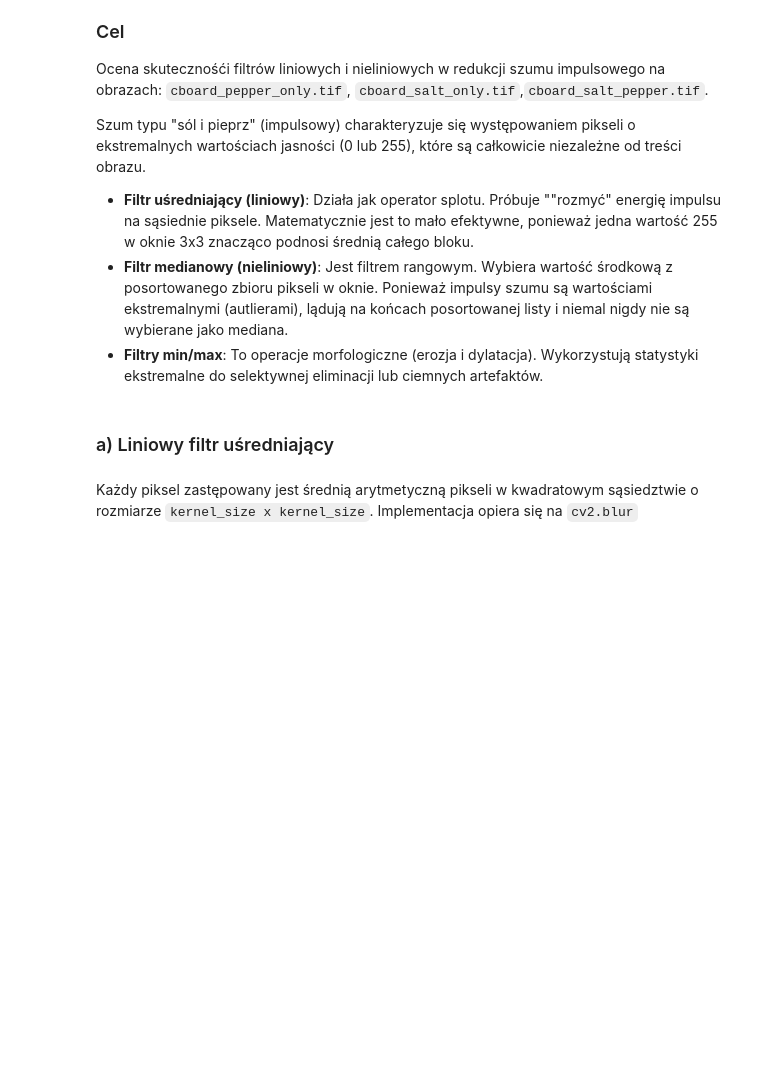
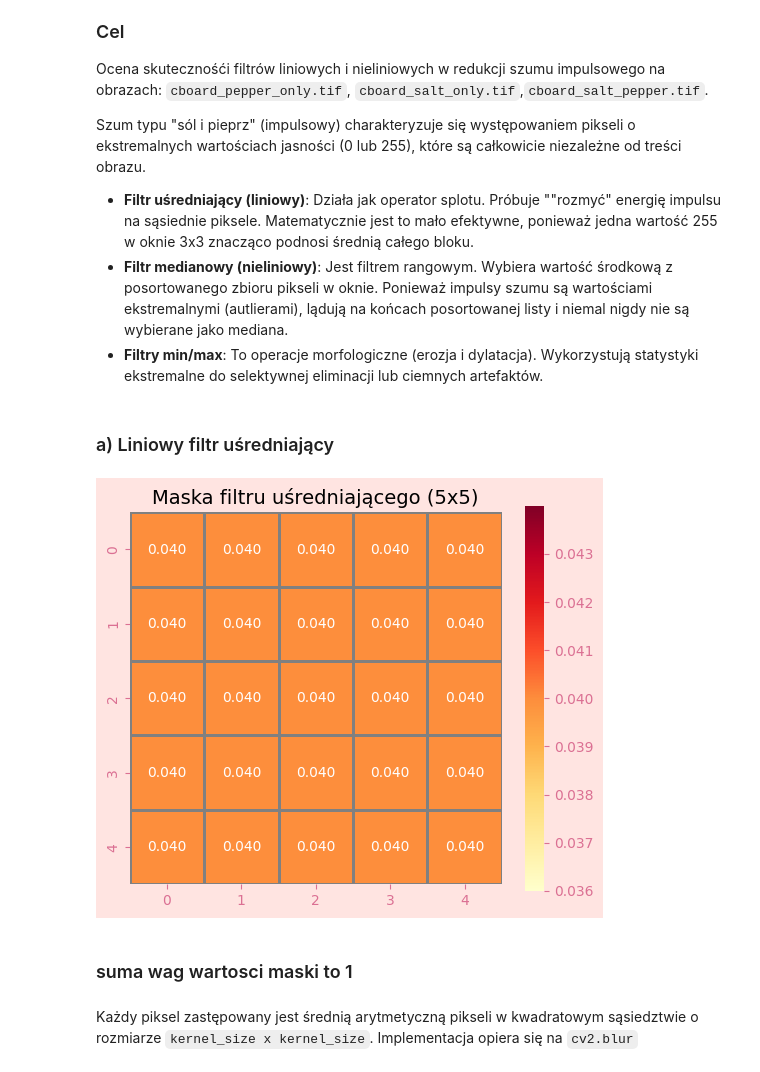
Before and after one commit to DamianRyczko/CPSiO, a Jupyter notebook: OBRAZY/obrazy.ipynb, the cells around one changed output. Drawn from its saved outputs; the diff is of its cells as text; code cells hidden in the pictures; blank space fills up the shorter version.

```diff
--- a/OBRAZY/obrazy.ipynb
+++ b/OBRAZY/obrazy.ipynb
@@ -951,6 +1033,25 @@ Szum typu "sól i pieprz" (impulsowy) charakteryzuje się występowaniem pikseli
 def linear_avg_filter(image: Image, kernel_size: int) -> Image:
     avraged = cv2.blur(np.array(image), (kernel_size, kernel_size))
     return Image.fromarray(avraged.astype('uint8'))
+# %%
+
+def plot_average_kernel(kernel_size: int = 3):
+    #in avrage filter, each element of the kernel is 1/(kernel_size*kernel_size) to ensure the sum of the kernel is 1
+    kernel = np.ones((kernel_size, kernel_size), dtype=np.float32) / (kernel_size * kernel_size)
+
+    plt.figure(figsize=(6, 5))
+
+    sns.heatmap(kernel, annot=True, fmt=".3f", cmap="YlOrRd", cbar=True, square=True,
+                linewidths=1, linecolor='gray')
+
+    plt.title(f"Maska filtru uśredniającego ({kernel_size}x{kernel_size})", fontsize=14)
+    plt.show()
+# %%
+plot_average_kernel(5)
+# %% [output]
+[figure, added]
+# %% [markdown]
+### suma wag wartosci maski to 1
 # %% [markdown]
 Każdy piksel zastępowany jest średnią arytmetyczną pikseli w kwadratowym sąsiedztwie o rozmiarze `kernel_size x kernel_size`. Implementacja opiera się na `cv2.blur`
 # %%
```
Also changed, not shown: parts of 27 cells of this notebook.
